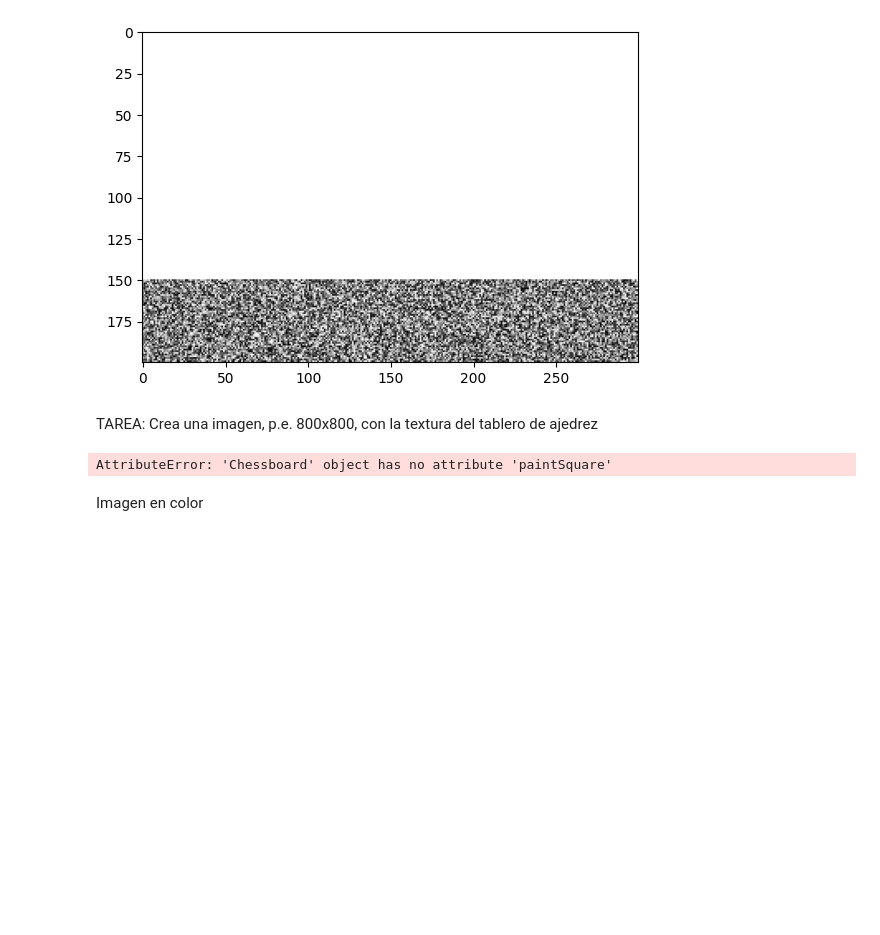
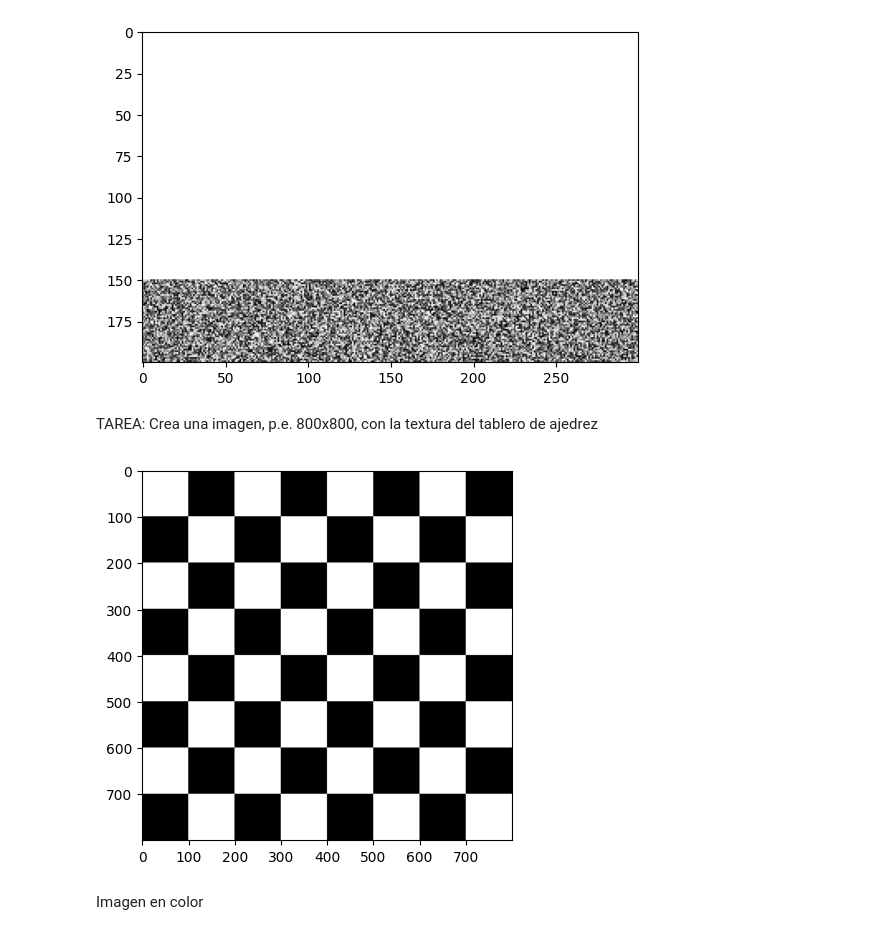
Before and after one commit to VC-ulpgc-JRP-y-SGR/p1-vc, a Jupyter notebook: VC_P1.ipynb, the cells around one changed output. Saved outputs shown, nothing was run; the diff lists cells and outputs as text; code cells hidden in the pictures; blank space fills up the shorter version.

Commit message:
Chessboard final version

```diff
--- a/VC_P1.ipynb
+++ b/VC_P1.ipynb
@@ -84,32 +84,38 @@ TAREA: Crea una imagen, p.e. 800x800, con la textura del tablero de ajedrez
 # %%
 
 class Chessboard:
-    def __init__(self, size = 800, n_cells = 8):
-        self.size = size
-        self.n_cells = n_cells
-        self._square_size=size//n_cells
+    """
+        Chessboard:
 
-    def _paintSquare(image, point, width, color):
+        Creates a chessboard table.
+        It can be converted to image using numpy.
+    """
+    def __init__(self, n_rows = 8):
+        self.size = n_rows * 100
+        self.n_rows = n_rows
+        self._square_size=self.size//n_rows
+
+    def _paintSquare(self, image, point, width, color):
         image[point[1]:point[1] + width,point[0]:point[0]+width] = color
 
     def to_img(self):
         img = np.zeros((self.size, self.size,1), dtype = np.uint8)
         paint_phase = 0
 
-        for x in range(0, self.size, (self.size//self.n_cells)):
-            for y in range(paint_phase, self.size, (self.size//self.n_cells)*2):
-                self._paintSquare(gris_img, (y, x), self._square_size, 255)
+        for x in range(0, self.size, (self.size//self.n_rows)):
+            for y in range(paint_phase, self.size, (self.size//self.n_rows) * 2):
+                self._paintSquare(img, (y, x), self._square_size, 255)
             paint_phase = 100 if paint_phase == 0 else 0
         return img
 
 
-chessboard = Chessboard(800, 8)
+chessboard = Chessboard(n_rows=8)
 image = chessboard.to_img()
 
 plt.imshow(image, cmap='gray')
 plt.show()
 # %% [output]
-AttributeError: 'Chessboard' object has no attribute 'paintSquare'
+[figure, added]
 # %% [markdown]
 Imagen en color
 # %%
```
Also changed, not shown: parts of 1 cell of this notebook.
